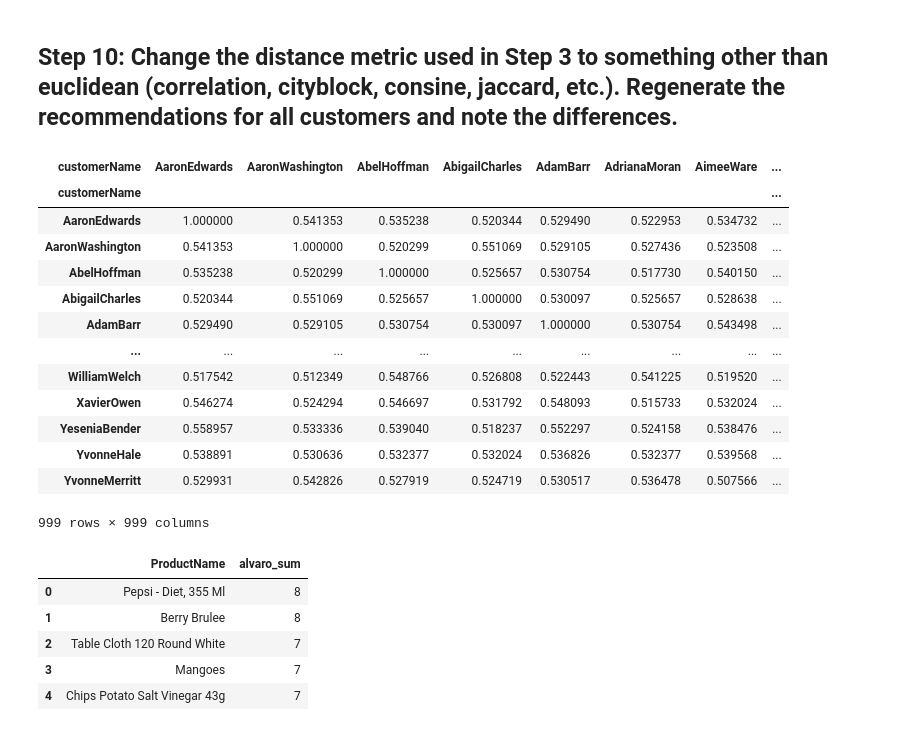
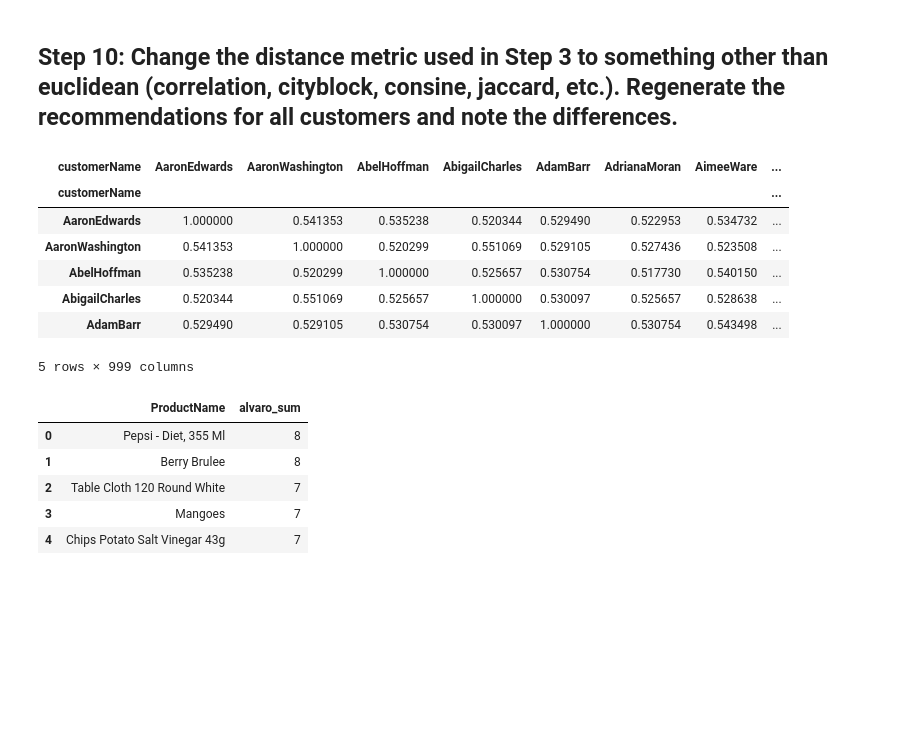
Before and after one commit to alvaro-saez/dataptmad1121_labs, a Jupyter notebook: extra-work/m2/lab-intro-recommender-systems/your-code/[lab-intro-recommender-systems] Alvaro Saez.ipynb, the cells around one changed output. Cells and saved outputs as stored; diff of their text form; code cells hidden in the pictures; blank space fills up the shorter version.

```diff
--- a/extra-work/m2/lab-intro-recommender-systems/your-code/[lab-intro-recommender-systems] Alvaro Saez.ipynb
+++ b/extra-work/m2/lab-intro-recommender-systems/your-code/[lab-intro-recommender-systems] Alvaro Saez.ipynb
@@ -323,27 +238,21 @@ step_9_2
 # %%
 #pdist()
 #squareform()
 #1/(1+ dataFrame)
 #pd.DataFrame()
 step_10_pdist_calculation_squared_norm = pd.DataFrame(1/(1+ squareform(pdist(X=data_2_transposed, metric='cosine'))),
                                              index=data_2_transposed.index,
                                              columns=data_2_transposed.index)
-step_10_pdist_calculation_squared_norm
+step_10_pdist_calculation_squared_norm.head()
 # %% [output]
 | customerName | AaronEdwards | AaronWashington | AbelHoffman | AbigailCharles | AdamBarr | AdrianaMoran | AimeeWare | ... |
 | customerName |  |  |  |  |  |  |  | ... |
 | AaronEdwards | 1.000000 | 0.541353 | 0.535238 | 0.520344 | 0.529490 | 0.522953 | 0.534732 | ... |
 | AaronWashington | 0.541353 | 1.000000 | 0.520299 | 0.551069 | 0.529105 | 0.527436 | 0.523508 | ... |
 | AbelHoffman | 0.535238 | 0.520299 | 1.000000 | 0.525657 | 0.530754 | 0.517730 | 0.540150 | ... |
 | AbigailCharles | 0.520344 | 0.551069 | 0.525657 | 1.000000 | 0.530097 | 0.525657 | 0.528638 | ... |
 | AdamBarr | 0.529490 | 0.529105 | 0.530754 | 0.530097 | 1.000000 | 0.530754 | 0.543498 | ... |
-| ... | ... | ... | ... | ... | ... | ... | ... | ... |
-| WilliamWelch | 0.517542 | 0.512349 | 0.548766 | 0.526808 | 0.522443 | 0.541225 | 0.519520 | ... |
-| XavierOwen | 0.546274 | 0.524294 | 0.546697 | 0.531792 | 0.548093 | 0.515733 | 0.532024 | ... |
-| YeseniaBender | 0.558957 | 0.533336 | 0.539040 | 0.518237 | 0.552297 | 0.524158 | 0.538476 | ... |
-| YvonneHale | 0.538891 | 0.530636 | 0.532377 | 0.532024 | 0.536826 | 0.532377 | 0.539568 | ... |
-| YvonneMerritt | 0.529931 | 0.542826 | 0.527919 | 0.524719 | 0.530517 | 0.536478 | 0.507566 | ... |
-999 rows × 999 columns
+5 rows × 999 columns
 # %%
 step_10_data_4_simil = step_10_pdist_calculation_squared_norm["AaronEdwards"].sort_values(ascending=False)[1:]
 step_10_data_4_simil_top5 = step_10_data_4_simil.head()
```
Also changed, not shown: parts of 14 cells of this notebook.
